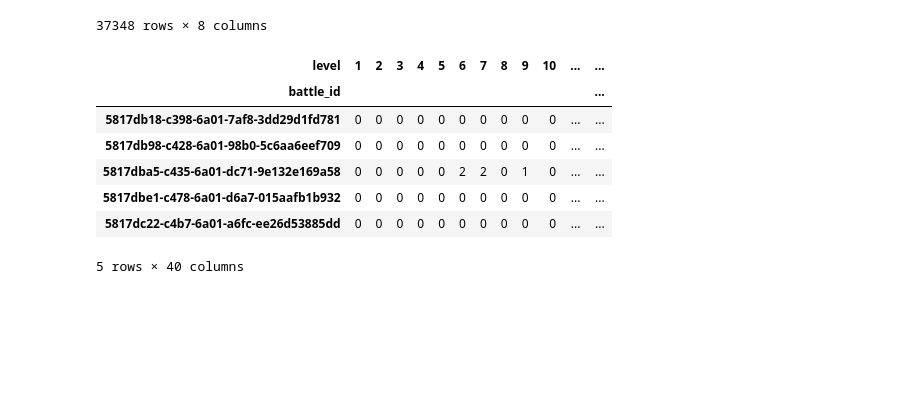
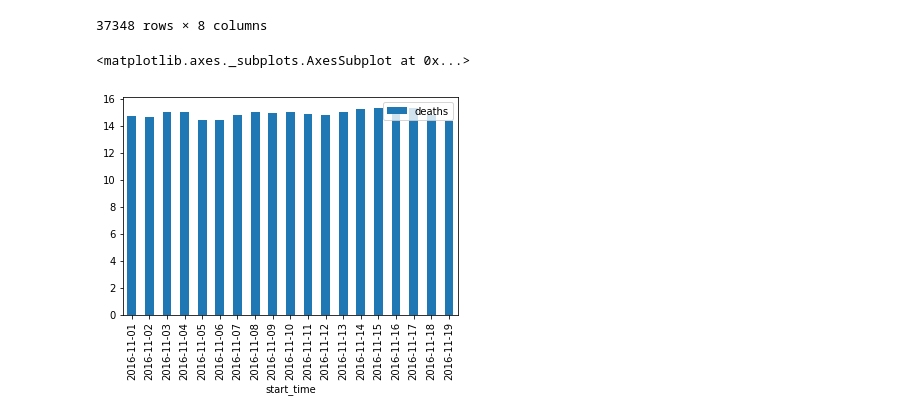
Before and after one commit to urbanisaziya/test_prod, a Jupyter notebook: Test prod an.ipynb, the cells around one changed output. Cells and saved outputs as stored; diff of their text form; code cells hidden in the pictures; blank space fills up the shorter version.

Commit message:
histogramm

```diff
--- a/Test prod an.ipynb
+++ b/Test prod an.ipynb
@@ -131,17 +134,9 @@ df[(df['start_time']=='2016-11-01')]
 | 37346 | 335730 | 58192c64-2df0-6a01-d6e6-a28c505b4bc3 | 2 | 2016-11-01 | 32 | 5 | 8 | 4 |
 | 37347 | 274043 | 58192c64-2df0-6a01-d6e6-a28c505b4bc3 | 2 | 2016-11-01 | 32 | 6 | 10 | 9 |
 37348 rows × 8 columns
-# %%
-df_d1 = df[(df['start_time']=='2016-11-01')]
-battles = pd.crosstab(index = df_d1['battle_id'], columns =  df_d1['level'])
-
-battles.head()
-# %% [output]
-| level | 1 | 2 | 3 | 4 | 5 | 6 | 7 | 8 | 9 | 10 | ... | ... |
-| battle_id |  |  |  |  |  |  |  |  |  |  |  | ... |
-| 5817db18-c398-6a01-7af8-3dd29d1fd781 | 0 | 0 | 0 | 0 | 0 | 0 | 0 | 0 | 0 | 0 | ... | ... |
-| 5817db98-c428-6a01-98b0-5c6aa6eef709 | 0 | 0 | 0 | 0 | 0 | 0 | 0 | 0 | 0 | 0 | ... | ... |
-| 5817dba5-c435-6a01-dc71-9e132e169a58 | 0 | 0 | 0 | 0 | 0 | 2 | 2 | 0 | 1 | 0 | ... | ... |
-| 5817dbe1-c478-6a01-d6a7-015aafb1b932 | 0 | 0 | 0 | 0 | 0 | 0 | 0 | 0 | 0 | 0 | ... | ... |
-| 5817dc22-c4b7-6a01-a6fc-ee26d53885dd | 0 | 0 | 0 | 0 | 0 | 0 | 0 | 0 | 0 | 0 | ... | ... |
-5 rows × 40 columns
+# %%
+deaths_all = pd.pivot_table(df, index = ['team', 'start_time'], values = ['deaths'])
+deaths_all.groupby('start_time').sum().plot(kind='bar')
+# %% [output]
+<matplotlib.axes._subplots.AxesSubplot at 0x...>
+[figure, added]
```
Also changed, not shown: parts of 4 cells of this notebook.
